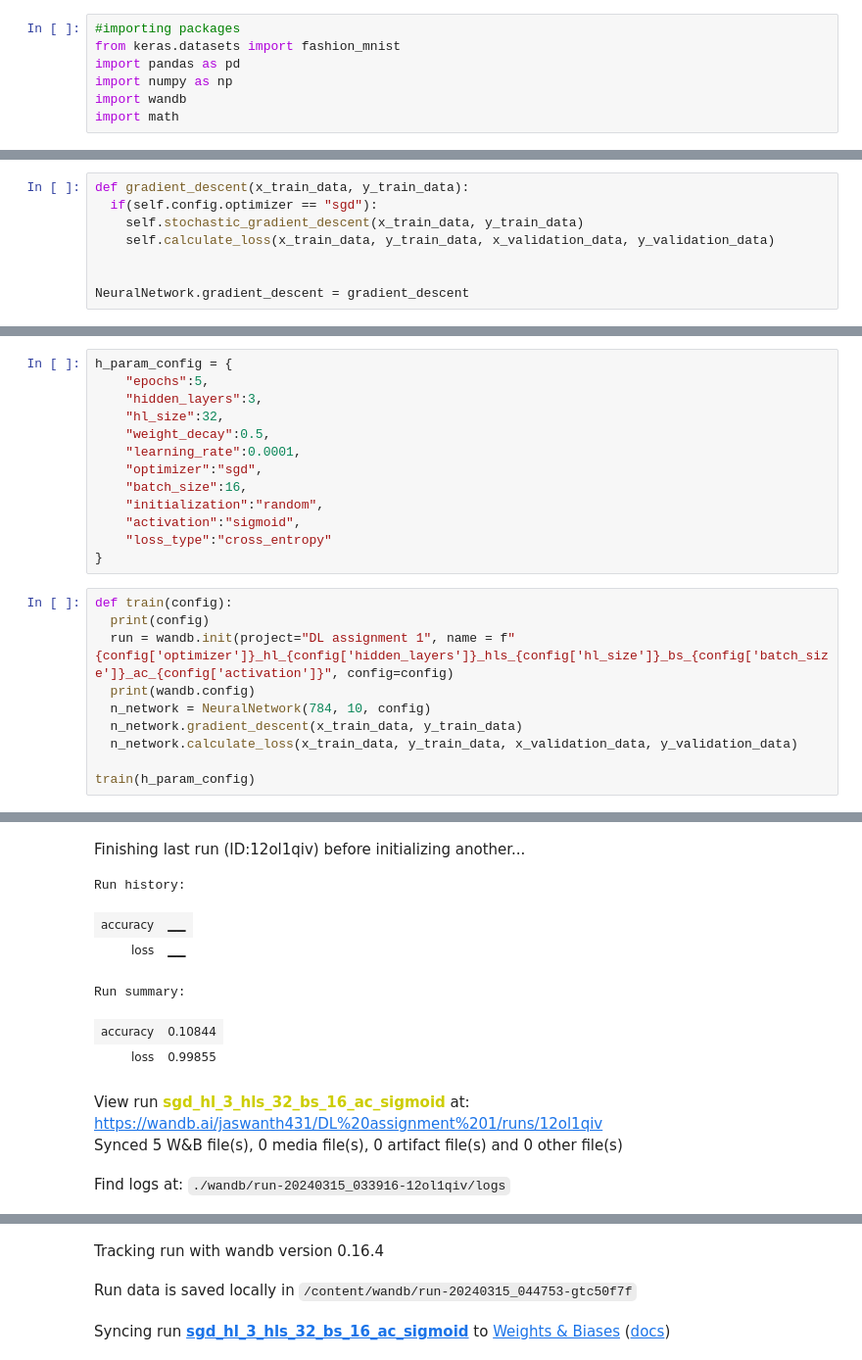
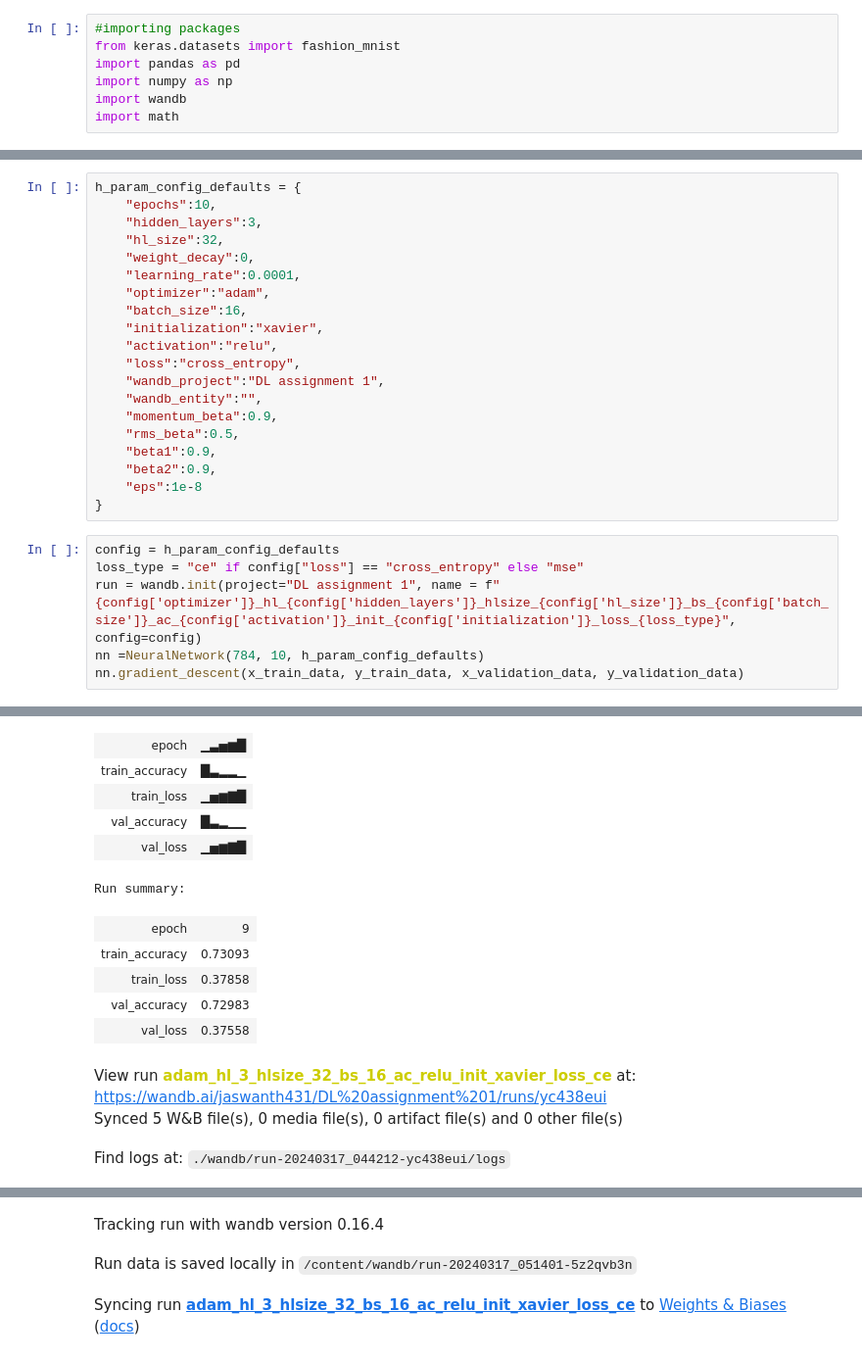
Before and after one commit to Jaswanth431/DL-Assignment-1, a Jupyter notebook: DL_Assignment_1.ipynb, the cells around one changed output, grey strips where cells are left out. Shown at 98% size. Drawn from its saved outputs; the diff is of its cells as text.

```diff
--- a/DL_Assignment_1.ipynb
+++ b/DL_Assignment_1.ipynb
@@ -335,8 +460,0 @@ NeuralNetwork.calculate_loss  = calculate_loss
-# %%
-def gradient_descent(x_train_data, y_train_data):
-  if(self.config.optimizer == "sgd"):
-    self.stochastic_gradient_descent(x_train_data, y_train_data)
-    self.calculate_loss(x_train_data, y_train_data, x_validation_data, y_validation_data)
-
-
-NeuralNetwork.gradient_descent = gradient_descent
@@ -367,24 +463,27 @@ NeuralNetwork.gradient_descent = gradient_descent
 # %%
-h_param_config = {
-    "epochs":5,
+h_param_config_defaults = {
+    "epochs":10,
     "hidden_layers":3,
     "hl_size":32,
-    "weight_decay":0.5,
+    "weight_decay":0,
     "learning_rate":0.0001,
-    "optimizer":"sgd",
+    "optimizer":"adam",
     "batch_size":16,
-    "initialization":"random",
-    "activation":"sigmoid",
-    "loss_type":"cross_entropy"
+    "initialization":"xavier",
+    "activation":"relu",
+    "loss":"cross_entropy",
+    "wandb_project":"DL assignment 1",
+    "wandb_entity":"",
+    "momentum_beta":0.9,
+    "rms_beta":0.5,
+    "beta1":0.9,
+    "beta2":0.9,
+    "eps":1e-8
 }
 # %%
-def train(config):
-  print(config)
-  run = wandb.init(project="DL assignment 1", name = f"{config['optimizer']}_hl_{config['hidden_layers']}_hls_{config['hl_size']}_bs_{config['batch_size']}_ac_{config['activation']}", config=config)
-  print(wandb.config)
-  n_network = NeuralNetwork(784, 10, config)
-  n_network.gradient_descent(x_train_data, y_train_data)
-  n_network.calculate_loss(x_train_data, y_train_data, x_validation_data, y_validation_data)
-
-train(h_param_config)
+config = h_param_config_defaults
+loss_type = "ce" if config["loss"] == "cross_entropy" else "mse"
+run = wandb.init(project="DL assignment 1", name = f"{config['optimizer']}_hl_{config['hidden_layers']}_hlsize_{config['hl_size']}_bs_{config['batch_size']}_ac_{config['activation']}_init_{config['initialization']}_loss_{loss_type}", config=config)
+nn =NeuralNetwork(784, 10, h_param_config_defaults)
+nn.gradient_descent(x_train_data, y_train_data, x_validation_data, y_validation_data)
 # %% [output]
@@ -392,10 +492,14 @@ train(h_param_config)
-Finishing last run (ID:12ol1qiv) before initializing another...
+| epoch | ▁▃▅▆█ |
+| train_accuracy | █▃▂▂▁ |
+| train_loss | ▁▅▆▇█ |
+| val_accuracy | █▃▂▁▁ |
+| val_loss | ▁▅▆▇█ |
-Run history:
+Run summary:
-| accuracy | ▁▁ |
-| loss | ▁▁ |
-Run summary:
-| accuracy | 0.10844 |
-| loss | 0.99855 |
+| epoch | 9 |
+| train_accuracy | 0.73093 |
+| train_loss | 0.37858 |
+| val_accuracy | 0.72983 |
+| val_loss | 0.37558 |
-View run sgd_hl_3_hls_32_bs_16_ac_sigmoid at: https://wandb.ai/jaswanth431/DL%20assignment%201/runs/12ol1qiv
+View run adam_hl_3_hlsize_32_bs_16_ac_relu_init_xavier_loss_ce at: https://wandb.ai/jaswanth431/DL%20assignment%201/runs/yc438eui
 Synced 5 W&B file(s), 0 media file(s), 0 artifact file(s) and 0 other file(s)
-Find logs at: ./wandb/run-20240315_033916-12ol1qiv/logs
+Find logs at: ./wandb/run-20240317_044212-yc438eui/logs
@@ -403,3 +507,3 @@ Successfully finished last run (ID:12ol1qiv). Initializing new run:
 Tracking run with wandb version 0.16.4
-Run data is saved locally in /content/wandb/run-20240315_044753-gtc50f7f
+Run data is saved locally in /content/wandb/run-20240317_051401-5z2qvb3n
-Syncing run sgd_hl_3_hls_32_bs_16_ac_sigmoid to Weights & Biases (docs)
+Syncing run adam_hl_3_hlsize_32_bs_16_ac_relu_init_xavier_loss_ce to Weights & Biases (docs)
```
Also changed, not shown: parts of 22 cells of this notebook.
